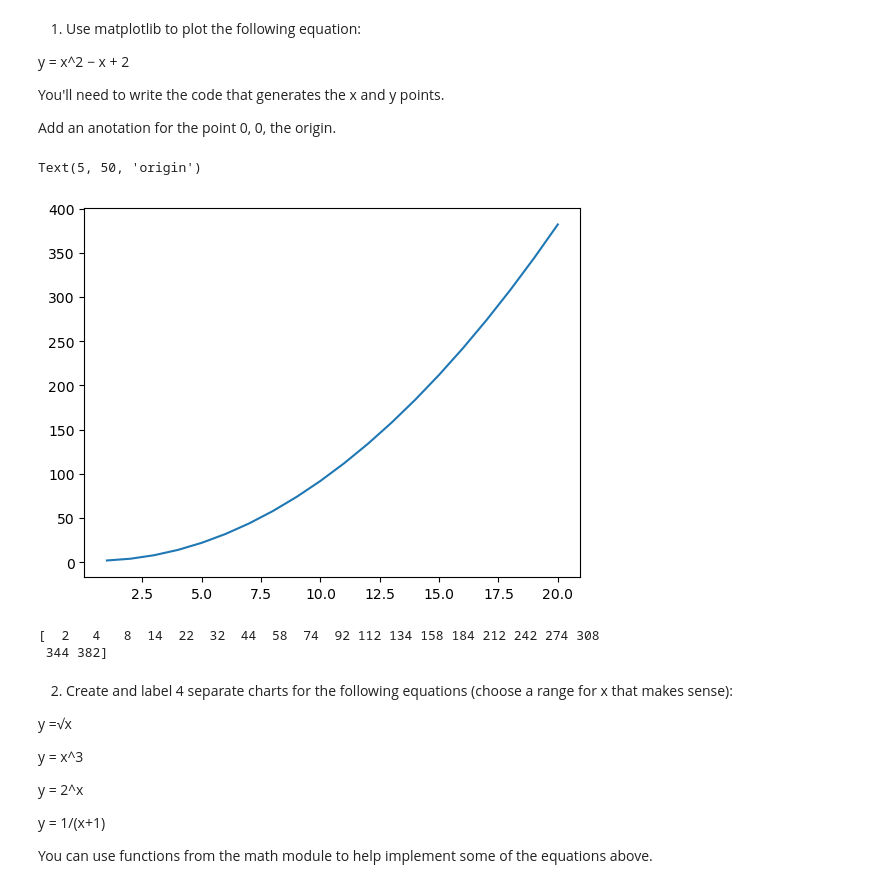
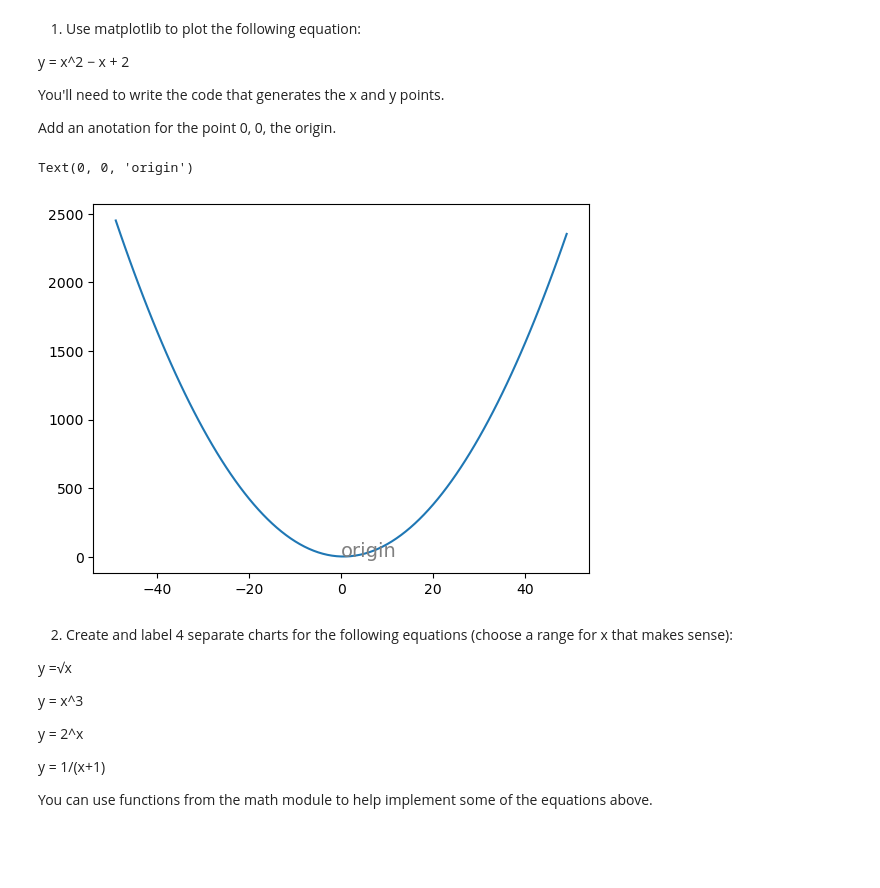
Before and after one commit to nicolas-angarita/data_science_libraries, a Jupyter notebook: matplotlib_exercises.ipynb, the cells around one changed output. Drawn from its saved outputs; the diff is of its cells as text; code cells hidden in the pictures; blank space fills up the shorter version.

```diff
--- a/matplotlib_exercises.ipynb
+++ b/matplotlib_exercises.ipynb
@@ -11,22 +11,14 @@ Add an anotation for the point 0, 0, the origin.
 import numpy as np
 import matplotlib.pyplot as plt
 # %%
-x = np.array(range(1,21))
-
-
-y = x**2 - x + 2
-
+x = list(range(-49, 50))
+y = [n ** 2 - n +2 for n in x]
 
 plt.plot(x,y)
-plt.annotate(xytext = (5, 50), xy = (0,0), text = 'origin', fontsize = 14, c = 'dodgerblue')
+plt.annotate(xytext = (0, 0), xy = (0,0), text = 'origin', fontsize = 14, c = 'grey')
 # %% [output]
-Text(5, 50, 'origin')
+Text(0, 0, 'origin')
-[figure, old version]
+[figure, new version]
-# %%
-print(y)
-# %% [output]
-[  2   4   8  14  22  32  44  58  74  92 112 134 158 184 212 242 274 308
- 344 382]
 # %% [markdown]
 2. Create and label 4 separate charts for the following equations (choose a range for x that makes sense):
 
```
Also changed, not shown: parts of 11 cells of this notebook, 2 other files.
